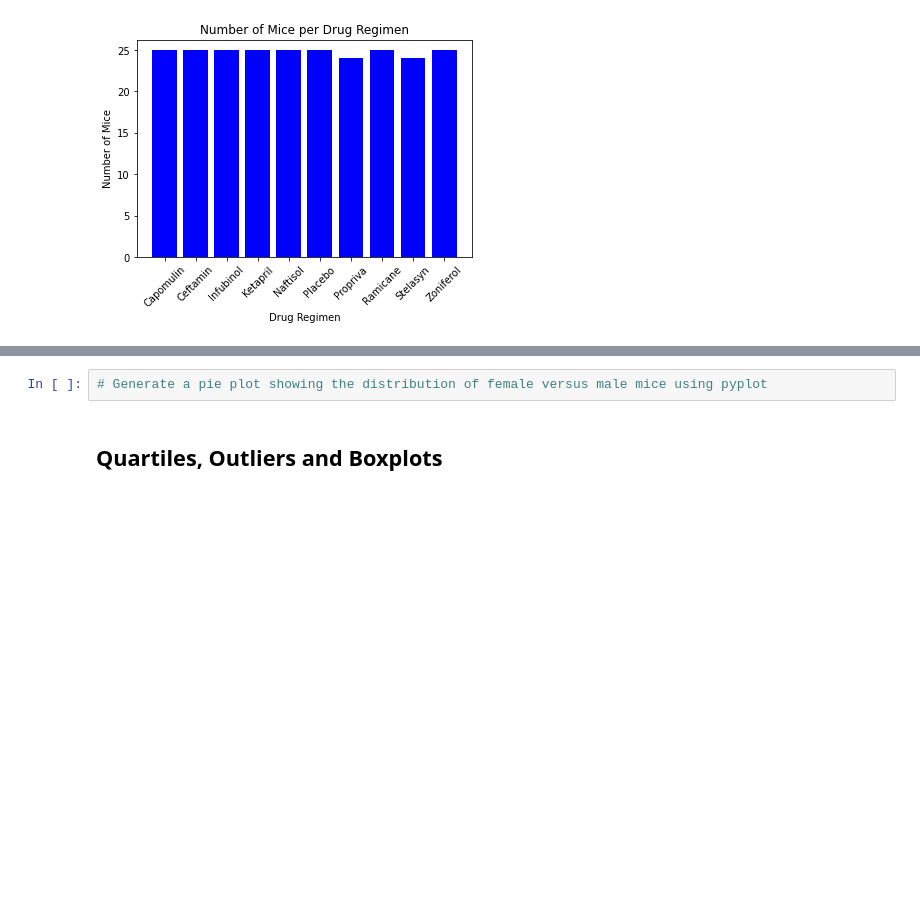
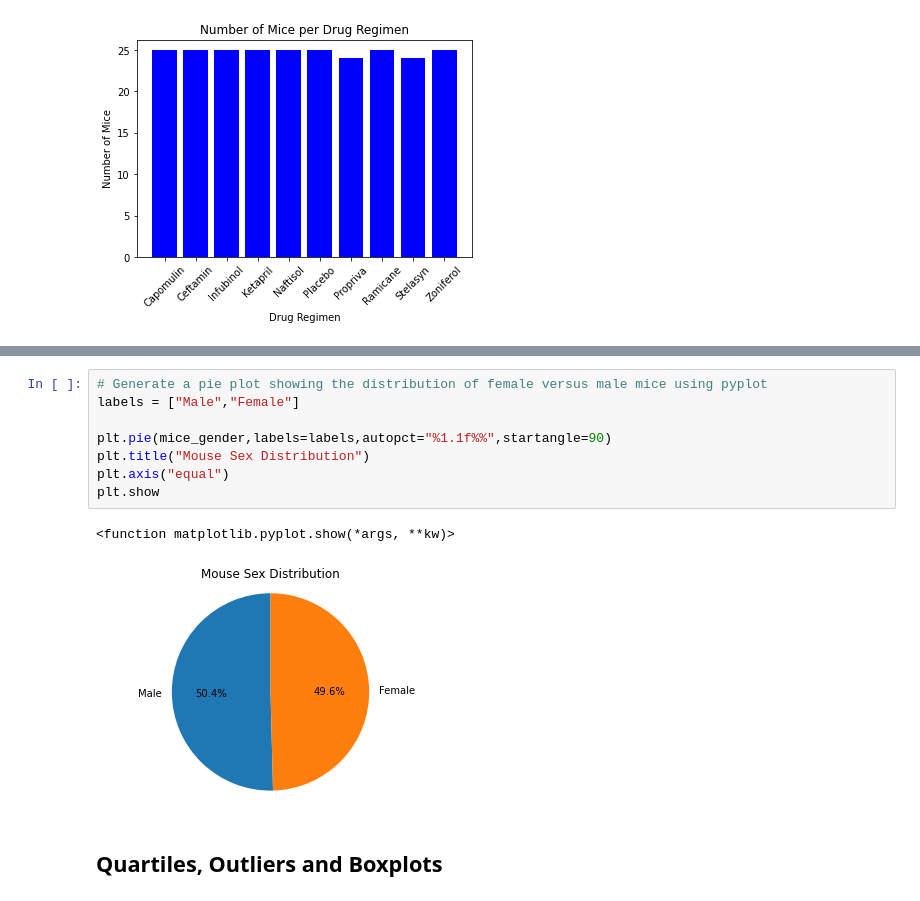
Before and after one commit to msullivan987/MatPlotLib_Challenge, a Jupyter notebook: pymaceuticals_starter.ipynb, the cells around one changed output, grey strips where cells are left out. Cells and saved outputs as stored; diff of their text form; blank space fills up the shorter version.

```diff
--- a/pymaceuticals_starter.ipynb
+++ b/pymaceuticals_starter.ipynb
@@ -175,5 +181,14 @@ plt.show()
 # %%
 # Generate a pie plot showing the distribution of female versus male mice using pyplot
+labels = ["Male","Female"]
+
+plt.pie(mice_gender,labels=labels,autopct="%1.1f%%",startangle=90)
+plt.title("Mouse Sex Distribution")
+plt.axis("equal")
+plt.show
+# %% [output]
+<function matplotlib.pyplot.show(*args, **kw)>
+[figure, added]
 # %% [markdown]
 ## Quartiles, Outliers and Boxplots
 # %%
```
Also changed, not shown: parts of 4 cells of this notebook.
